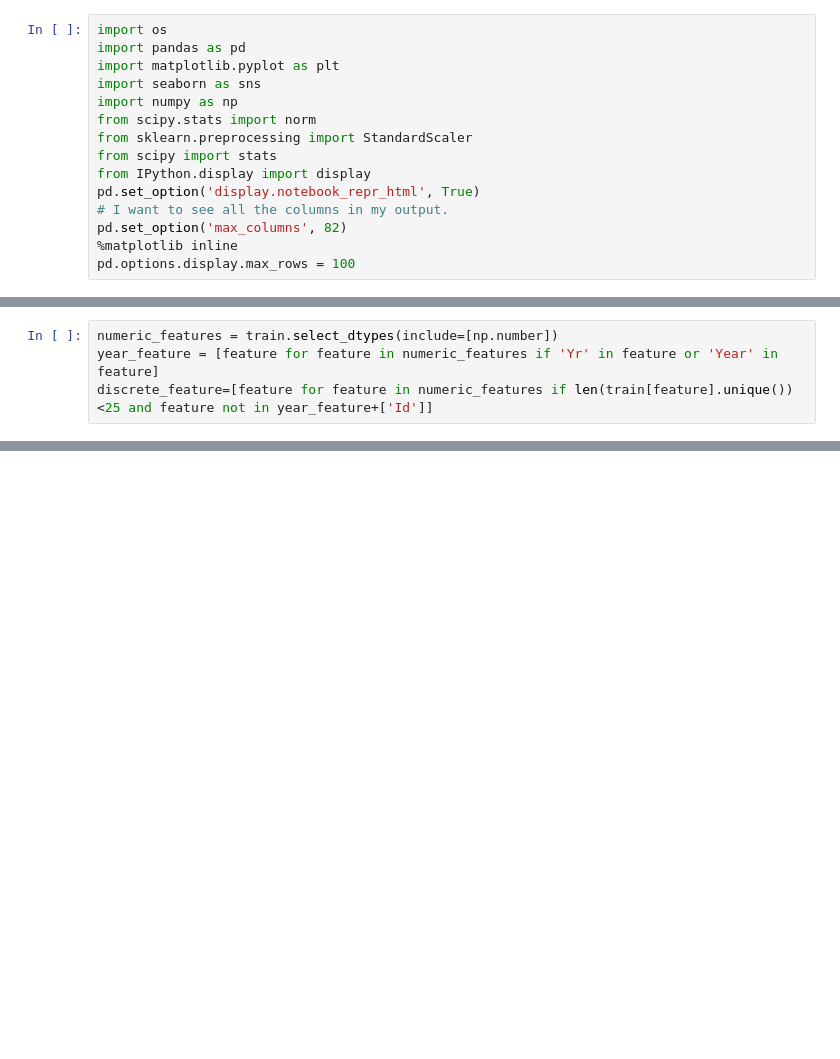
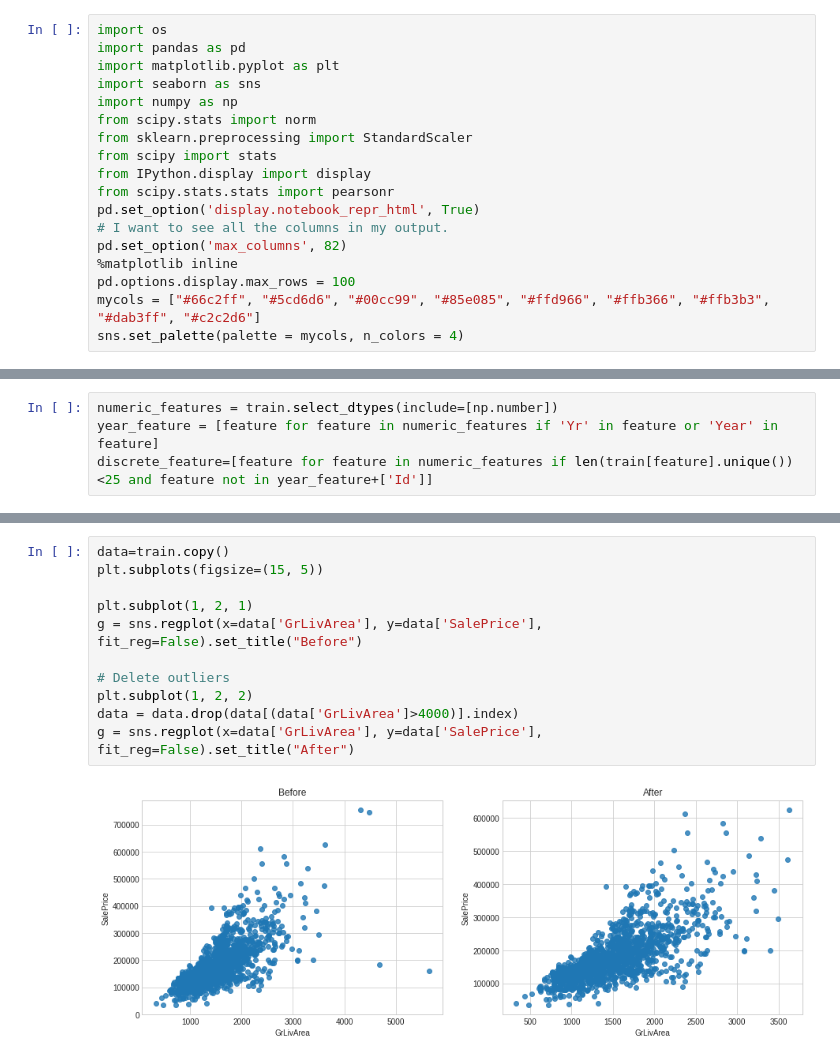
Before and after one commit to villafue/Capstone_1-_Predict_House_Prices, a Jupyter notebook: House_Price.ipynb, the cells around one changed output, grey strips where cells are left out. Drawn from its saved outputs; the diff is of its cells as text; blank space fills up the shorter version.

```diff
--- a/House_Price.ipynb
+++ b/House_Price.ipynb
@@ -31,11 +34,14 @@ from scipy.stats import norm
 from sklearn.preprocessing import StandardScaler
 from scipy import stats
 from IPython.display import display
+from scipy.stats.stats import pearsonr
 pd.set_option('display.notebook_repr_html', True)
 # I want to see all the columns in my output.
 pd.set_option('max_columns', 82)
 %matplotlib inline
 pd.options.display.max_rows = 100
+mycols = ["#66c2ff", "#5cd6d6", "#00cc99", "#85e085", "#ffd966", "#ffb366", "#ffb3b3", "#dab3ff", "#c2c2d6"]
+sns.set_palette(palette = mycols, n_colors = 4)
 # %% [markdown]
 The following code make's plots viewable in Colab's darkmode.
 # %%
@@ -640,0 +640,13 @@ AttributeError: ignored
+# %%
+data=train.copy()
+plt.subplots(figsize=(15, 5))
+
+plt.subplot(1, 2, 1)
+g = sns.regplot(x=data['GrLivArea'], y=data['SalePrice'], fit_reg=False).set_title("Before")
+
+# Delete outliers
+plt.subplot(1, 2, 2)
+data = data.drop(data[(data['GrLivArea']>4000)].index)
+g = sns.regplot(x=data['GrLivArea'], y=data['SalePrice'], fit_reg=False).set_title("After")
+# %% [output]
+[figure, added]
```
Also changed, not shown: parts of 17 cells of this notebook.
